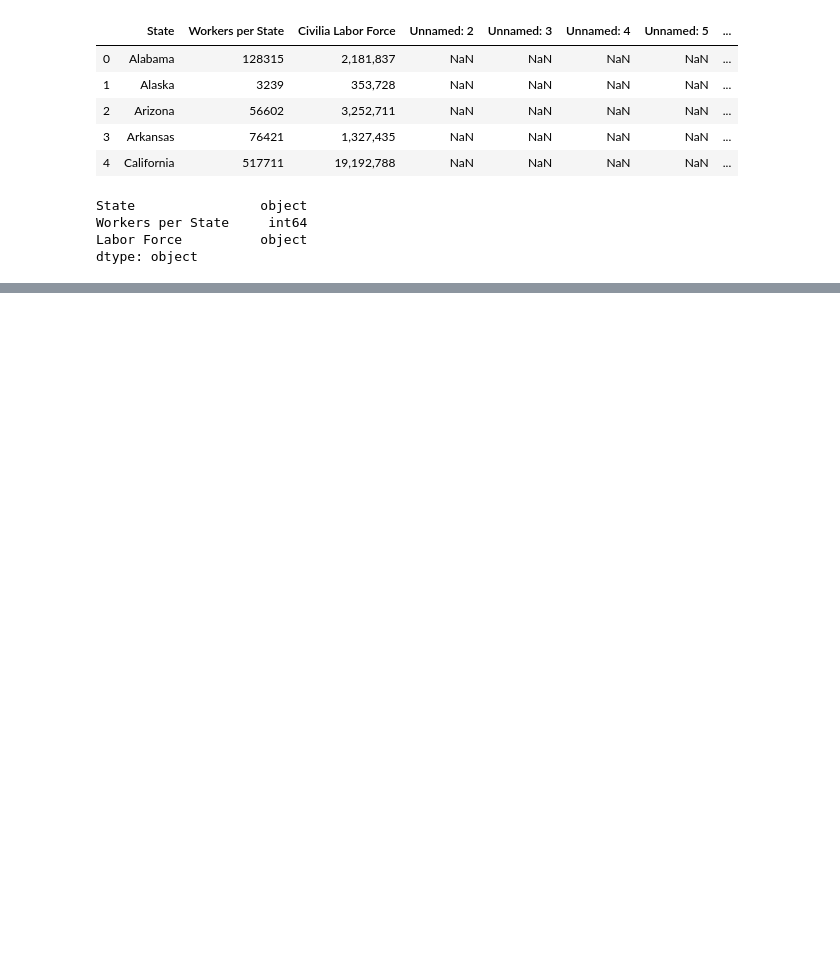
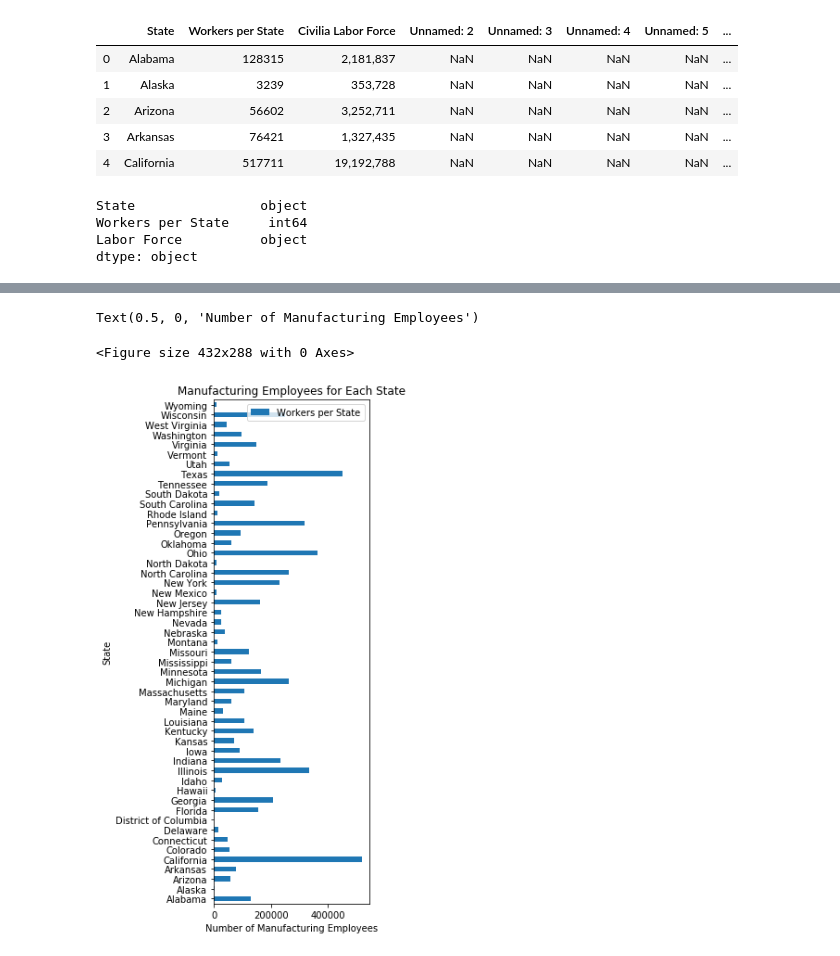
Before and after one commit to settinge/Cancer-and-Nonbiological-Variables, a Jupyter notebook: Merged_Data_and_Visualizations.ipynb, the cells around one changed output, grey strips where cells are left out. Saved outputs shown, nothing was run; the diff lists cells and outputs as text; code cells hidden in the pictures; blank space fills up the shorter version.

```diff
--- a/Merged_Data_and_Visualizations.ipynb
+++ b/Merged_Data_and_Visualizations.ipynb
@@ -48,5 +77,13 @@ state_job_ind.head()
 # %%
 plt.figure()
 state_job_ind.plot(kind = "barh",figsize=(3,10))
+
+plt.title("Manufacturing Employees for Each State")
+plt.ylabel("State")
+plt.xlabel("Number of Manufacturing Employees")
+# %% [output]
+Text(0.5, 0, 'Number of Manufacturing Employees')
+<Figure size 432x288 with 0 Axes>
+[figure, added]
 # %%
 total_job_total_cancer = pd.merge(state_job_df,cancer_rate_df, on='State')
```
Also changed, not shown: parts of 33 cells of this notebook, 1 other file.
